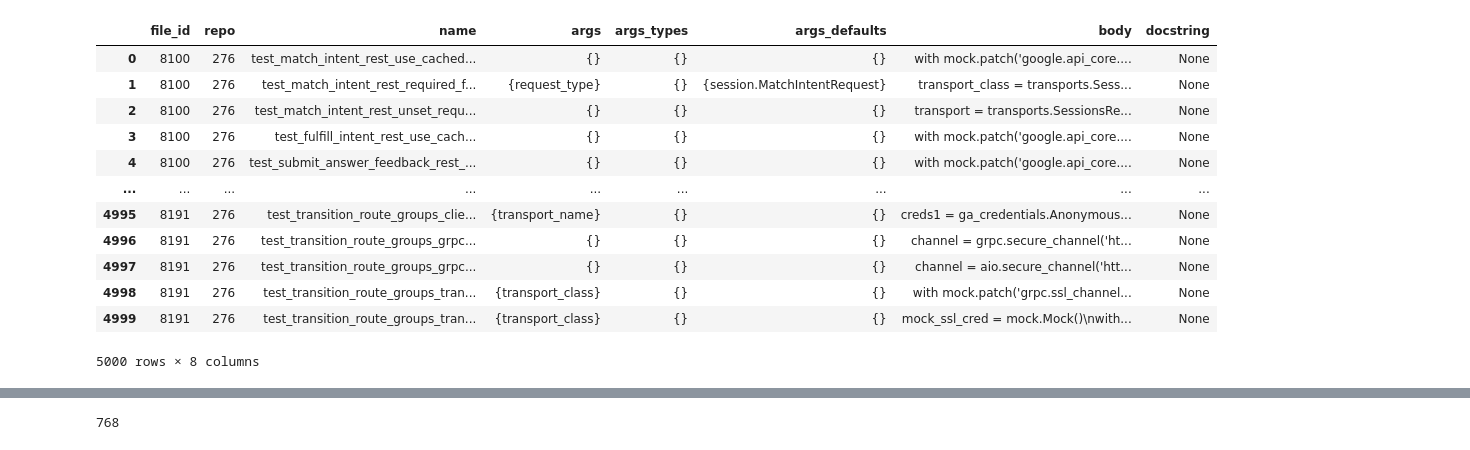
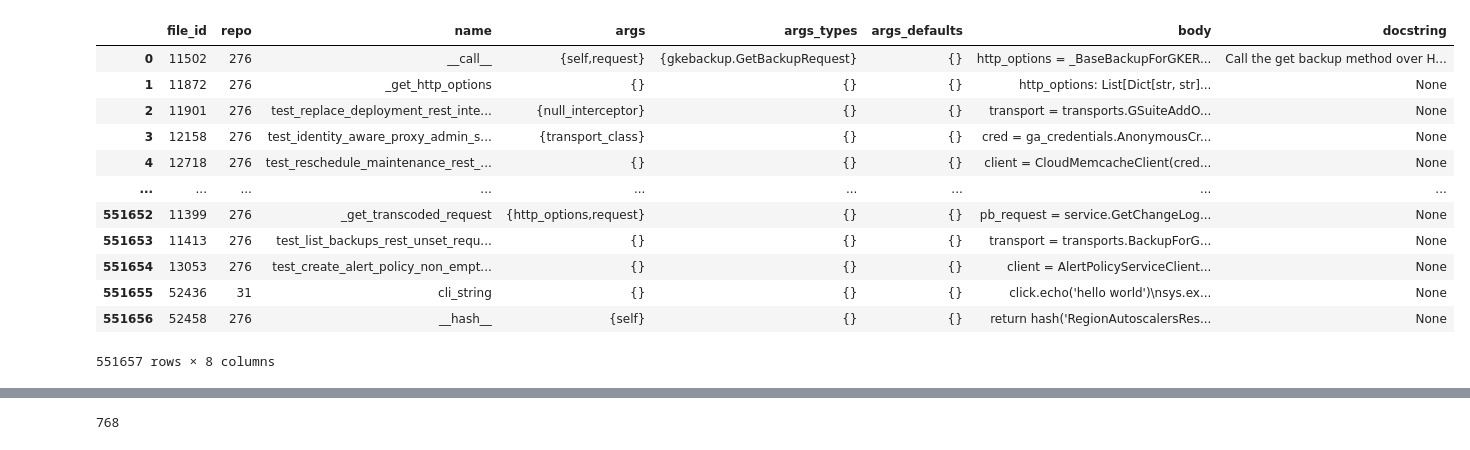
Before and after one commit to Lord225/datamining-on-pypl, a Jupyter notebook: transformers/test-transformers.ipynb, the cells around one changed output, grey strips where cells are left out. Saved outputs shown, nothing was run; the diff lists cells and outputs as text; code cells hidden in the pictures.

```diff
--- a/transformers/test-transformers.ipynb
+++ b/transformers/test-transformers.ipynb
@@ -51,27 +27,27 @@ Hardware accelerator e.g. GPU is available in the environment, but no `device` a
 # %%
 import sqlalchemy as sa
 
 db = sa.create_engine('postgresql://postgres:8W0MQwY4DINCoX@localhost:5432/data-mining').connect()
 
 
 # load 100 samples from function
-values = pd.read_sql("SELECT * FROM functions LIMIT 5000", db)
+values = pd.read_sql("SELECT * FROM functions", db)
 
 values
 # %% [output]
 |  | file_id | repo | name | args | args_types | args_defaults | body | docstring |
-| 0 | 8100 | 276 | test_match_intent_rest_use_cached... | {} | {} | {} | with mock.patch('google.api_core.... | None |
-| 1 | 8100 | 276 | test_match_intent_rest_required_f... | {request_type} | {} | {session.MatchIntentRequest} | transport_class = transports.Sess... | None |
-| 2 | 8100 | 276 | test_match_intent_rest_unset_requ... | {} | {} | {} | transport = transports.SessionsRe... | None |
-| 3 | 8100 | 276 | test_fulfill_intent_rest_use_cach... | {} | {} | {} | with mock.patch('google.api_core.... | None |
-| 4 | 8100 | 276 | test_submit_answer_feedback_rest_... | {} | {} | {} | with mock.patch('google.api_core.... | None |
+| 0 | 11502 | 276 | __call__ | {self,request} | {gkebackup.GetBackupRequest} | {} | http_options = _BaseBackupForGKER... | Call the get backup method over H... |
+| 1 | 11872 | 276 | _get_http_options | {} | {} | {} | http_options: List[Dict[str, str]... | None |
+| 2 | 11901 | 276 | test_replace_deployment_rest_inte... | {null_interceptor} | {} | {} | transport = transports.GSuiteAddO... | None |
+| 3 | 12158 | 276 | test_identity_aware_proxy_admin_s... | {transport_class} | {} | {} | cred = ga_credentials.AnonymousCr... | None |
+| 4 | 12718 | 276 | test_reschedule_maintenance_rest_... | {} | {} | {} | client = CloudMemcacheClient(cred... | None |
 | ... | ... | ... | ... | ... | ... | ... | ... | ... |
-| 4995 | 8191 | 276 | test_transition_route_groups_clie... | {transport_name} | {} | {} | creds1 = ga_credentials.Anonymous... | None |
-| 4996 | 8191 | 276 | test_transition_route_groups_grpc... | {} | {} | {} | channel = grpc.secure_channel('ht... | None |
-| 4997 | 8191 | 276 | test_transition_route_groups_grpc... | {} | {} | {} | channel = aio.secure_channel('htt... | None |
-| 4998 | 8191 | 276 | test_transition_route_groups_tran... | {transport_class} | {} | {} | with mock.patch('grpc.ssl_channel... | None |
-| 4999 | 8191 | 276 | test_transition_route_groups_tran... | {transport_class} | {} | {} | mock_ssl_cred = mock.Mock()\nwith... | None |
+| 551652 | 11399 | 276 | _get_transcoded_request | {http_options,request} | {} | {} | pb_request = service.GetChangeLog... | None |
+| 551653 | 11413 | 276 | test_list_backups_rest_unset_requ... | {} | {} | {} | transport = transports.BackupForG... | None |
+| 551654 | 13053 | 276 | test_create_alert_policy_non_empt... | {} | {} | {} | client = AlertPolicyServiceClient... | None |
+| 551655 | 52436 | 31 | cli_string | {} | {} | {} | click.echo('hello world')\nsys.ex... | None |
+| 551656 | 52458 | 276 | __hash__ | {self} | {} | {} | return hash('RegionAutoscalersRes... | None |
-5000 rows × 8 columns
+551657 rows × 8 columns
 # %%
 # reader = pipeline("summarization", device=device)
 # question = "What this sample of function does?"
```
Also changed, not shown: parts of 9 cells of this notebook, 1 other file.
